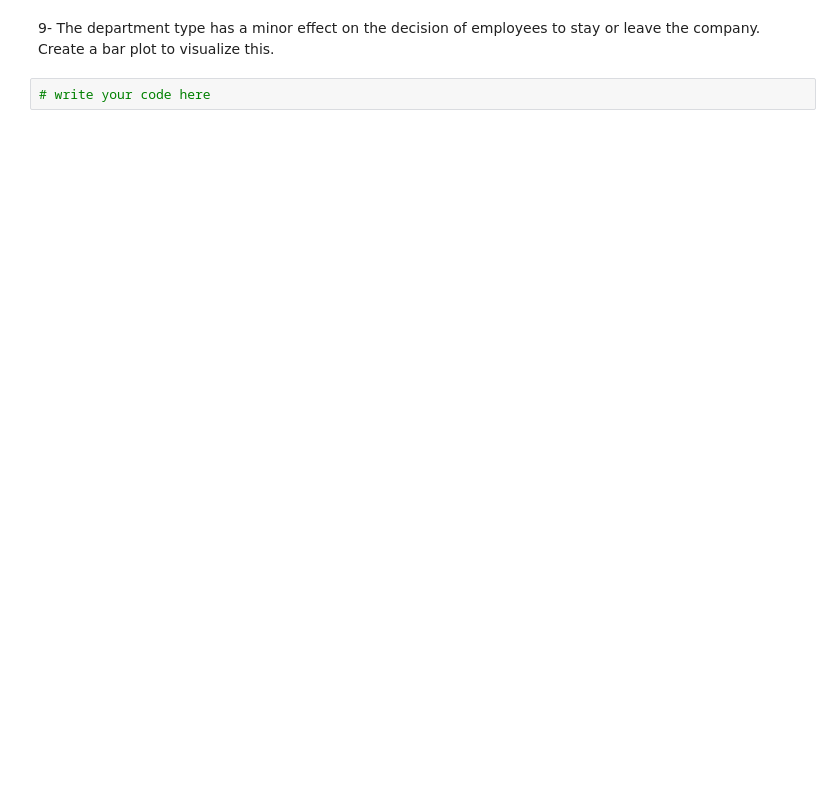
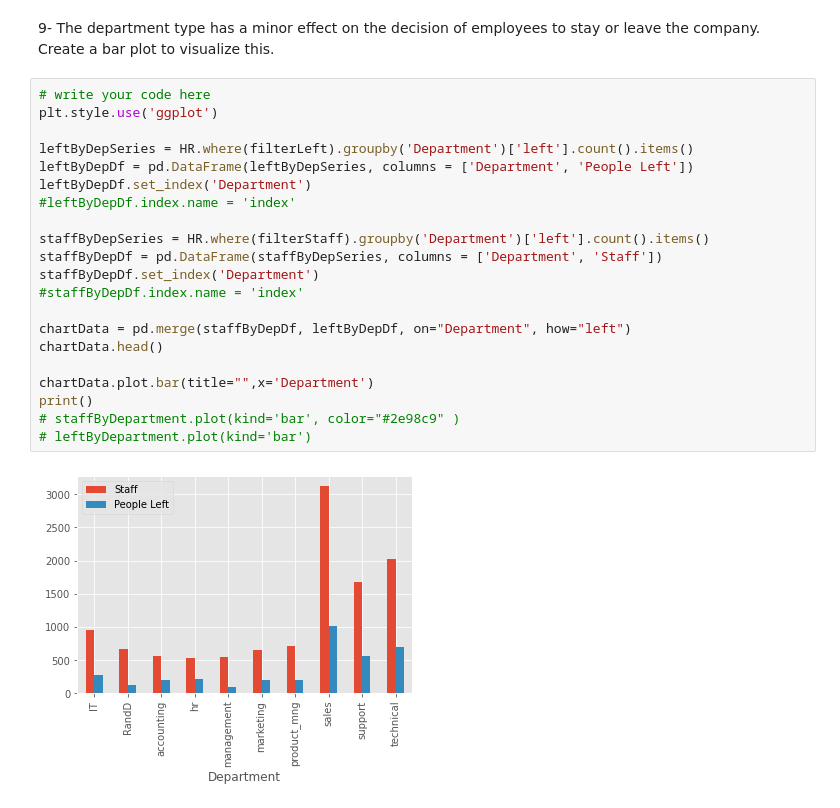
Before and after one commit to 4m-world/p, a Jupyter notebook: PythonIT_HRExercise.ipynb, the cells around one changed output. Saved outputs shown, nothing was run; the diff lists cells and outputs as text; blank space fills up the shorter version.

```diff
--- a/PythonIT_HRExercise.ipynb
+++ b/PythonIT_HRExercise.ipynb
@@ -60,4 +149,25 @@ HRnp = np.array(HR)
 # %% [markdown]
 9- The department type has a minor effect on the decision of employees to stay or leave the company. Create a bar plot to visualize this.
-# %%
-# write your code here
+# %%
+# write your code here
+plt.style.use('ggplot')
+
+leftByDepSeries = HR.where(filterLeft).groupby('Department')['left'].count().items()
+leftByDepDf = pd.DataFrame(leftByDepSeries, columns = ['Department', 'People Left'])
+leftByDepDf.set_index('Department')
+#leftByDepDf.index.name = 'index'
+
+staffByDepSeries = HR.where(filterStaff).groupby('Department')['left'].count().items()
+staffByDepDf = pd.DataFrame(staffByDepSeries, columns = ['Department', 'Staff'])
+staffByDepDf.set_index('Department')
+#staffByDepDf.index.name = 'index'
+
+chartData = pd.merge(staffByDepDf, leftByDepDf, on="Department", how="left")
+chartData.head()
+
+chartData.plot.bar(title="",x='Department')
+print()
+# staffByDepartment.plot(kind='bar', color="#2e98c9" )
+# leftByDepartment.plot(kind='bar')
+# %% [output]
+[figure, added]
```
Also changed, not shown: parts of 16 cells of this notebook.
